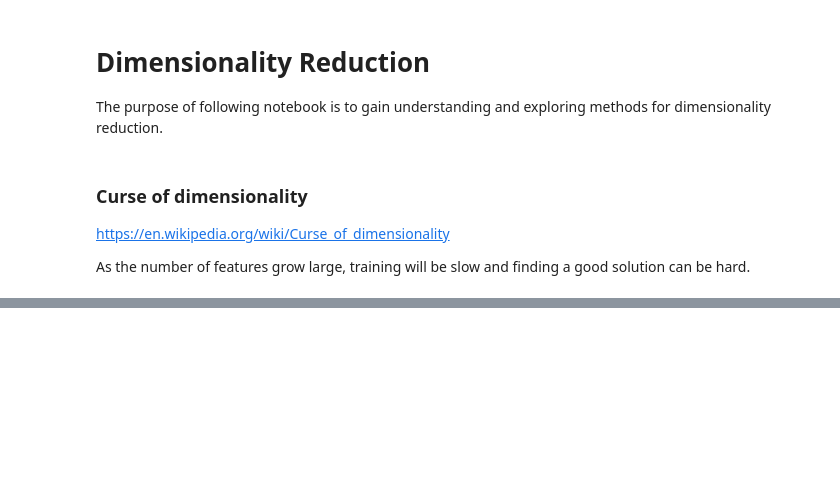
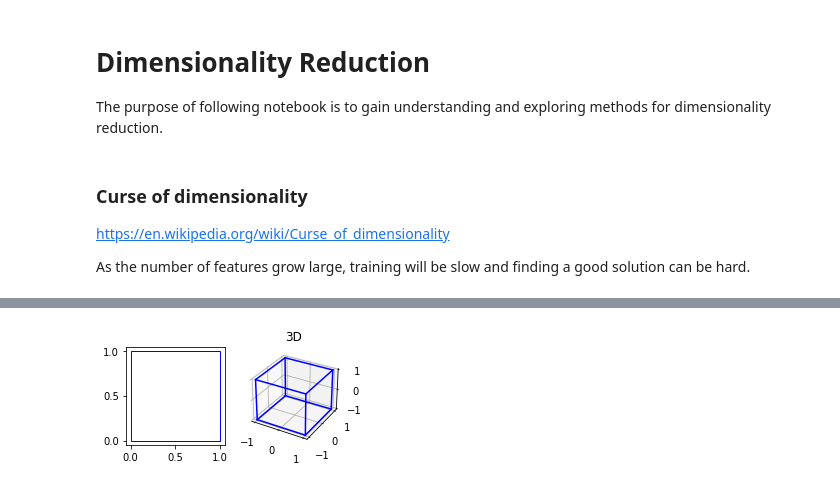
Before and after one commit to AndreasPalmgren/DimensionalityReduction, a Jupyter notebook: Dimensionality Reduction.ipynb, the cells around one changed output, grey strips where cells are left out. Cells and saved outputs as stored; diff of their text form; code cells hidden in the pictures; blank space fills up the shorter version.

```diff
--- a/Dimensionality Reduction.ipynb
+++ b/Dimensionality Reduction.ipynb
@@ -64,0 +22,18 @@ ax.scatter3D(X, Y, Z, c = category);
+# %%
+fig = plt.figure()
+
+ax = fig.add_subplot(132)
+ax.add_patch(Rectangle((0, 0), 1, 1, color = "blue", fc = "White"))
+plt.axis('scaled')
+
+# 3D Cube
+ax = fig.add_subplot(133, projection='3d')
+r = [-1, 1]
+for s, e in combinations(np.array(list(product(r, r, r))), 2):
+   if np.sum(np.abs(s-e)) == r[1]-r[0]:
+      ax.plot3D(*zip(s, e), color="blue")
+ax.set_title("3D")
+
+plt.show()
+# %% [output]
+[figure, added]
```
Also changed, not shown: parts of 21 cells of this notebook, 1 other file.
